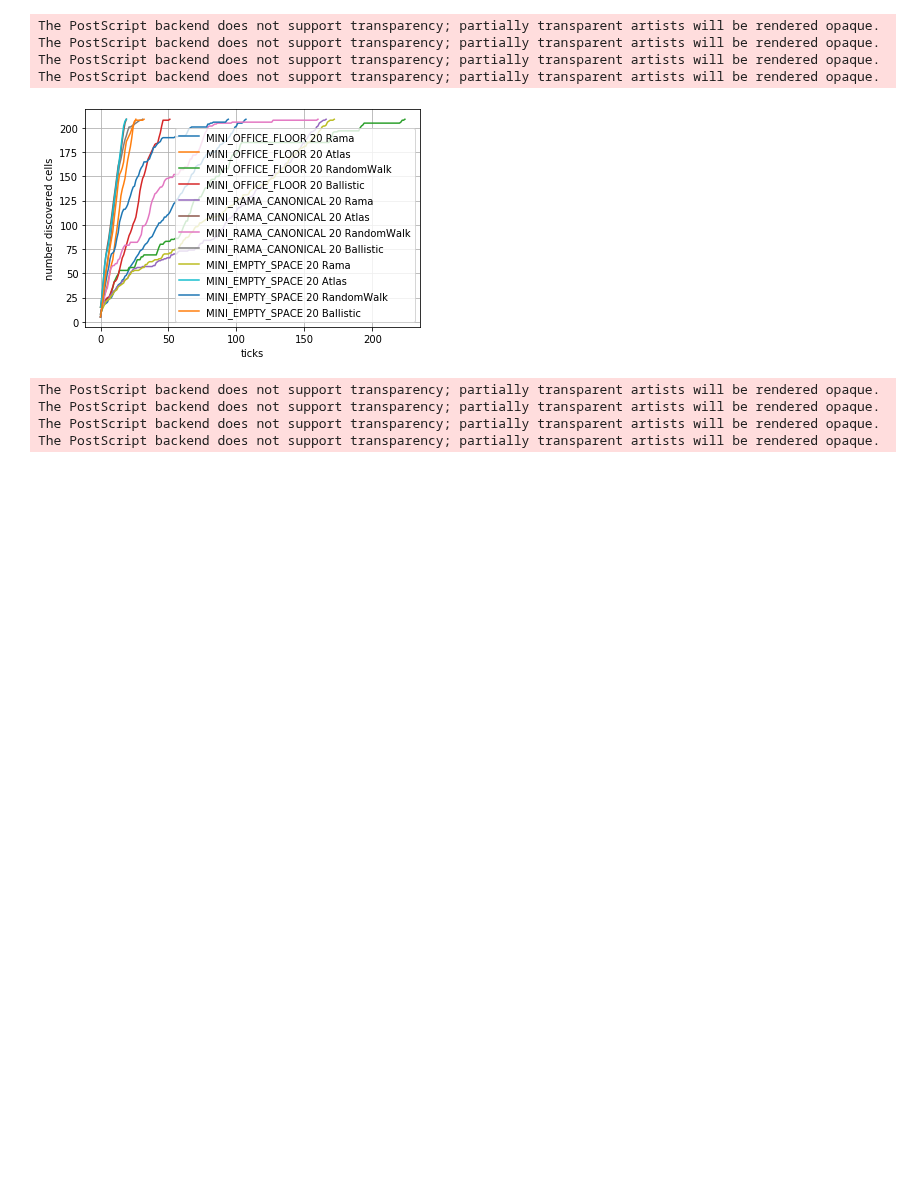
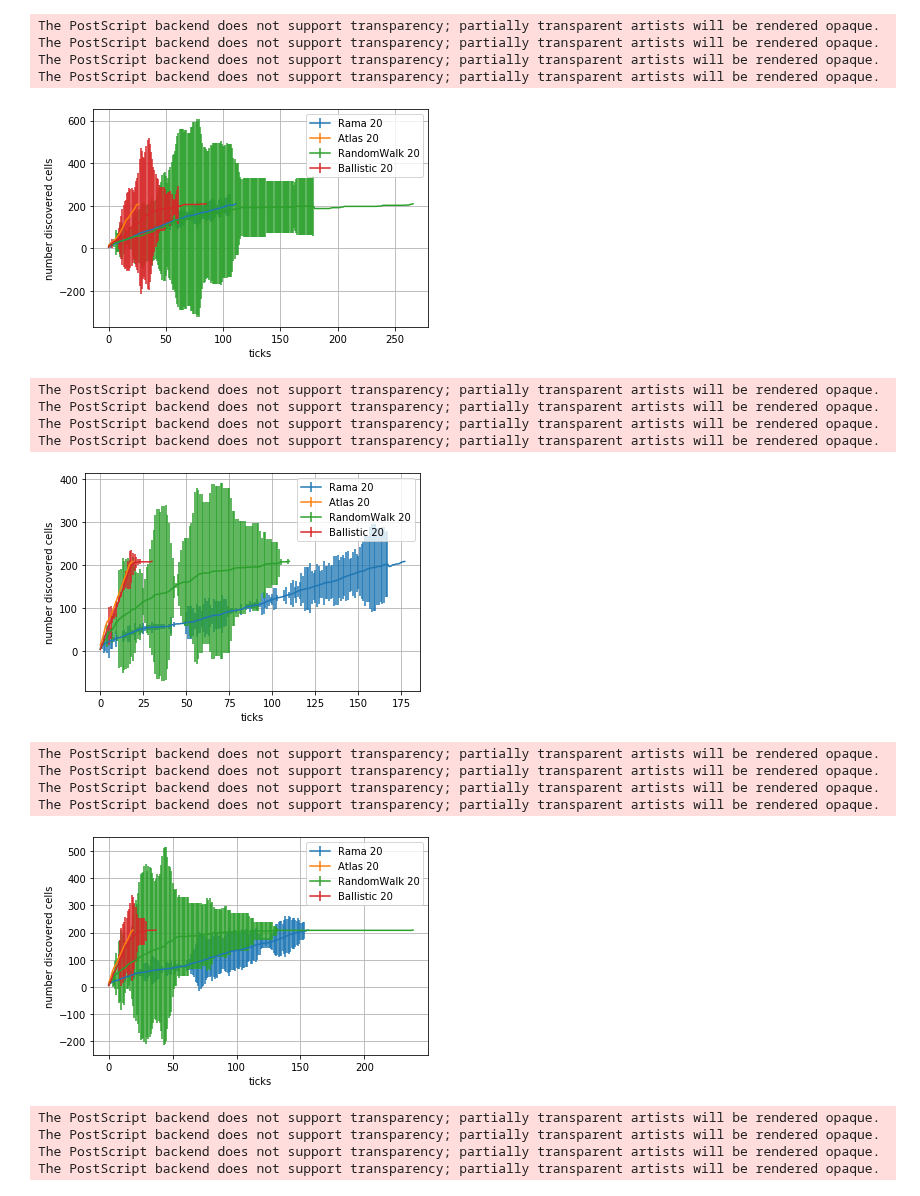
Before and after one commit to openwsn-berkeley/Atlas, a Jupyter notebook: DrawResults.ipynb, the cells around one changed output. Cells and saved outputs as stored; diff of their text form; code cells hidden in the pictures; blank space fills up the shorter version.

```diff
--- a/DrawResults.ipynb
+++ b/DrawResults.ipynb
@@ -143,48 +143,82 @@ The PostScript backend does not support transparency; partially transparent arti
 # %%
 '''
 ###############################################################################
 Mapping Profile
 ###############################################################################
 '''
 
 #=== gather data
 
-with open('AtlasLog_200428180256.json','r') as f:
+with open('AtlasLog_200428181419.json','r') as f:
     log = json.loads(f.read())
 
 #=== gather data
 
-data     = {}
+data               = {}
+scenarioNames      = []
 for run in log:
-    scenarioName = run['scenarioName'][len('SCENARIO_'):]
-    numRobots    = run['numRobots']
-    navAlg       = run['navAlg'][len('Navigation'):]
-    profile      = run['profile']
+    scenarioName   = run['scenarioName'][len('SCENARIO_'):]
+    scenarioNames += [scenarioName]
+    numRobots      = run['numRobots']
+    navAlg         = run['navAlg'][len('Navigation'):]
+    profile        = run['profile']
     if (scenarioName,numRobots) not in data:
         data[(scenarioName,numRobots)] = {}
     if navAlg not in data[(scenarioName,numRobots)]:
         data[(scenarioName,numRobots)][navAlg] = []
     data[(scenarioName,numRobots)][navAlg] += [profile]
 
+for (k1,v1) in data.items():
+    for (k2,profiles) in v1.items():
+        maxlen  = max(len(p) for p in profiles)
+        ms      = []
+        hs      = []
+        for i in range(maxlen):
+            l = []
+            for p in profiles:
+                try:
+                    l += [p[i]]
+                except IndexError:
+                    pass
+            (m,h) = mean_confidence_interval(l)
+            ms += [m]
+            hs += [h]
+        data[k1][k2] = {
+            'mean':                ms,
+            'confidence_interval': hs,
+        }
+
 #=== create plot
 
-(fig,ax) = plt.subplots()
-lines    = []
-for ((scenario,numRobots),v) in data.items():
-    #if alg!='RandomWalk':
-    #    continue
-    for (alg,v) in v.items():
-        profile   = v[0] # FIXME
-        lines    += [plt.plot(profile,label='{0} {1} {2}'.format(scenario,numRobots,alg))]
-ax.grid(True, zorder=5)
-ax.legend()
-plt.xlabel('ticks')
-plt.ylabel('number discovered cells')
-plt.show()
-fig.savefig(os.path.join('plots','mapping_profile.eps'),bbox_inches='tight')
+scenarioNames = set(scenarioNames)
+
+for scenarioName in scenarioNames:
+    (fig,ax) = plt.subplots()
+    lines    = []
+    for ((scenario,numRobots),v) in data.items():
+        if scenario!=scenarioName:
+            continue
+        for (alg,profile) in v.items():
+            lines    += [ax.errorbar(x=range(len(profile['mean'])),y=profile['mean'],yerr=profile['confidence_interval'],label='{0} {1}'.format(alg,numRobots))]
+    ax.grid(True, zorder=5)
+    ax.legend()
+    plt.xlabel('ticks')
+    plt.ylabel('number discovered cells')
+    plt.show()
+    fig.savefig(os.path.join('plots','mapping_profile_{0}.eps'.format(scenarioName)),bbox_inches='tight')
 # %% [output]
-[figure, old version]
+[figure, new version]
 The PostScript backend does not support transparency; partially transparent artists will be rendered opaque.
 The PostScript backend does not support transparency; partially transparent artists will be rendered opaque.
 The PostScript backend does not support transparency; partially transparent artists will be rendered opaque.
 The PostScript backend does not support transparency; partially transparent artists will be rendered opaque.
+[figure, added]
+The PostScript backend does not support transparency; partially transparent artists will be rendered opaque.
+The PostScript backend does not support transparency; partially transparent artists will be rendered opaque.
+The PostScript backend does not support transparency; partially transparent artists will be rendered opaque.
+The PostScript backend does not support transparency; partially transparent artists will be rendered opaque.
+[figure, added]
+The PostScript backend does not support transparency; partially transparent artists will be rendered opaque.
+The PostScript backend does not support transparency; partially transparent artists will be rendered opaque.
+The PostScript backend does not support transparency; partially transparent artists will be rendered opaque.
+The PostScript backend does not support transparency; partially transparent artists will be rendered opaque.
```
Also changed, not shown: parts of 2 cells of this notebook, 1 other file.
